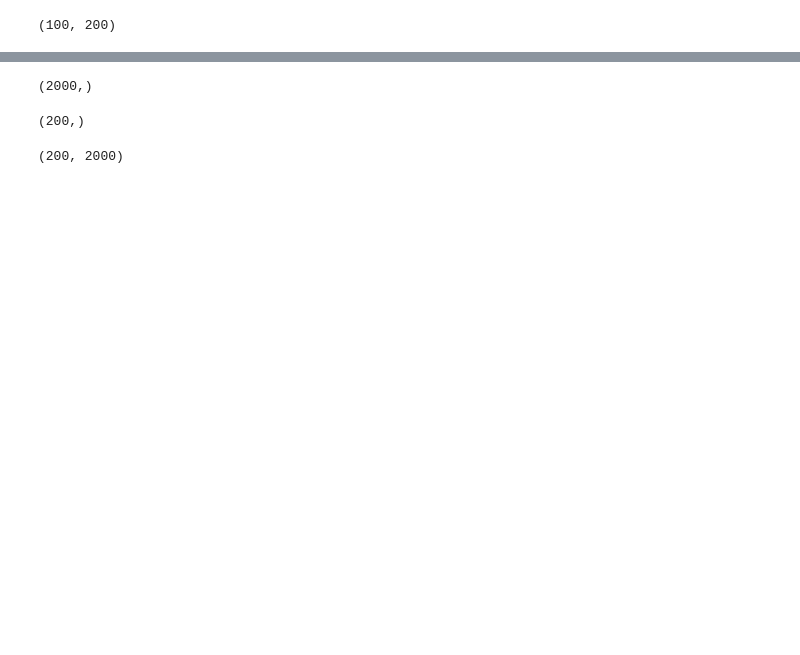
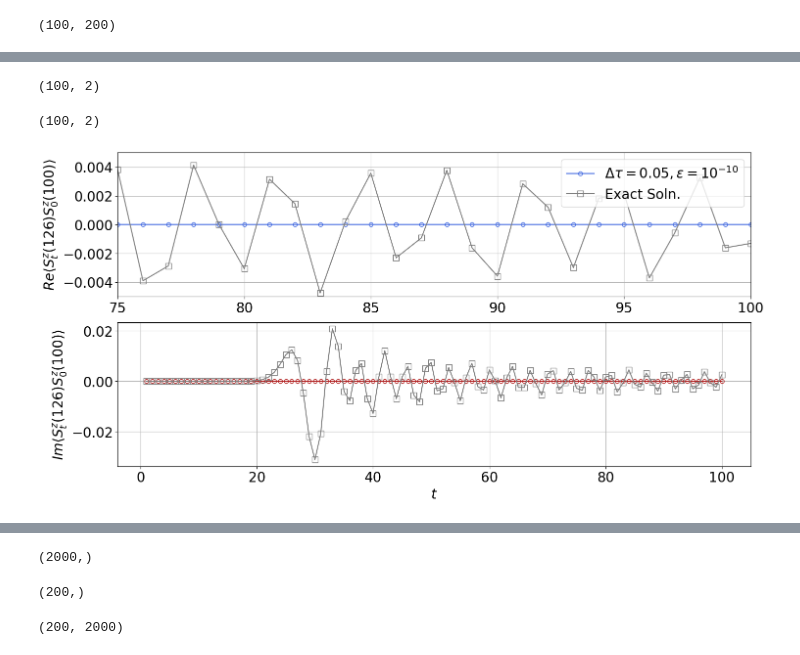
Before and after one commit to xiaobo-23/TimeEvolution, a Jupyter notebook: Spectrum_Analysis.ipynb, the cells around one changed output, grey strips where cells are left out. Drawn from its saved outputs; the diff is of its cells as text; code cells hidden in the pictures; blank space fills up the shorter version.

```diff
--- a/Spectrum_Analysis.ipynb
+++ b/Spectrum_Analysis.ipynb
@@ -207,0 +248,72 @@ ax.invert_yaxis()
+# %%
+file = open("Data/Spin_correlations_100_100.dat", "r")
+Czz_100 = []
+
+for _ in file:
+    tmp = _.split(" ")
+    tmp_real = float(tmp[0])
+    tmp_imag = float(tmp[1][:-4])
+    Czz_100.append([tmp_real, tmp_imag])
+    # print(tmp_real, tmp_imag)
+# print(len(Czz_100), len(Czz_100[0]))
+
+Czz_100 = 1.0 * np.array(Czz_100)
+Czz_100.shape
+# %% [output]
+(100, 2)
+# %%
+file = open("Data/Spin_correlations_100_126.dat", "r")
+Czz_126 = []
+
+for _ in file:
+    tmp = _.split(" ")
+    tmp_real = float(tmp[0])
+    tmp_imag = float(tmp[1][:-3])
+    Czz_126.append([tmp_real, tmp_imag])
+    # print(tmp_real, tmp_imag)
+# print(len(Czz_100), len(Czz_100[0]))
+
+Czz_126 = np.array(Czz_126)
+Czz_126.shape
+# %% [output]
+(100, 2)
+# %%
+'''
+    Analyze the \Delta\tau dependence of real-time dynamics for the XX model
+'''
+
+fig = plt.figure(figsize = (15, 12 * goldenRatio), tight_layout = True)
+spec = gridspec.GridSpec(nrows = 2, ncols = 1, figure = fig)
+
+
+ax = fig.add_subplot(spec[0, 0])
+ax.plot(np.arange(1, 101), Czz_tau005[19 : : 20, 125].real, color = "royalblue", \
+        marker = "o", markersize = 6, markeredgewidth = 1, markerfacecolor = "none", label = r"$\Delta\tau=0.05, \epsilon=10^{-10}$")
+ax.plot(np.arange(1, 101), Czz_126[:, 0], color = "gray", \
+        marker = "s", markersize = 9, markeredgewidth = 1, markerfacecolor = "none", label = r"Exact Soln.")
+
+ax.set_xlim(75, 100)
+ax.set_ylim(-0.005, 0.005)
+# ax.set_xticklabels([])
+ax.set_ylabel(r"$Re \langle S_{t}^{z}(126) S_{0}^{z}(100) \rangle$", fontsize = 20)
+ax.tick_params(axis = "both", which = "major", labelsize = 20)
+ax.legend(frameon = True, fontsize = 20, ncol = 1)
+ax.grid()
+
+
+ax = fig.add_subplot(spec[1, 0])
+ax.plot(np.arange(1, 101), Czz_tau005[19 : : 20, 125].imag, color = "firebrick", \
+        marker = "o", markersize = 6, markeredgewidth = 1, markerfacecolor = "none", label = r"$\Delta\tau=0.05, \epsilon=10^{-10}$")
+ax.plot(np.arange(1, 101), Czz_126[:, 1], color = "gray", \
+        marker = "s", markersize = 9, markeredgewidth = 1, markerfacecolor = "none", label = r"Exact Soln.")
+
+# ax.set_xlim(85, 100)
+# ax.set_xticklabels([])
+ax.set_xlabel(r"$t$", fontsize = 20)
+ax.set_ylabel(r'$Im \langle S_{t}^{z}(126) S_{0}^{z}(100) \rangle$', fontsize = 20)
+ax.tick_params(axis = "both", which = "major", labelsize = 20)
+ax.grid()
+
+plt.savefig("Figures/XX_TEBD_N200_T100_Czz126_tau005_Exact_Solution_Benchmark.pdf")
+# %% [output]
+[figure, added]
```
Also changed, not shown: parts of 25 cells of this notebook, 1 other file.
